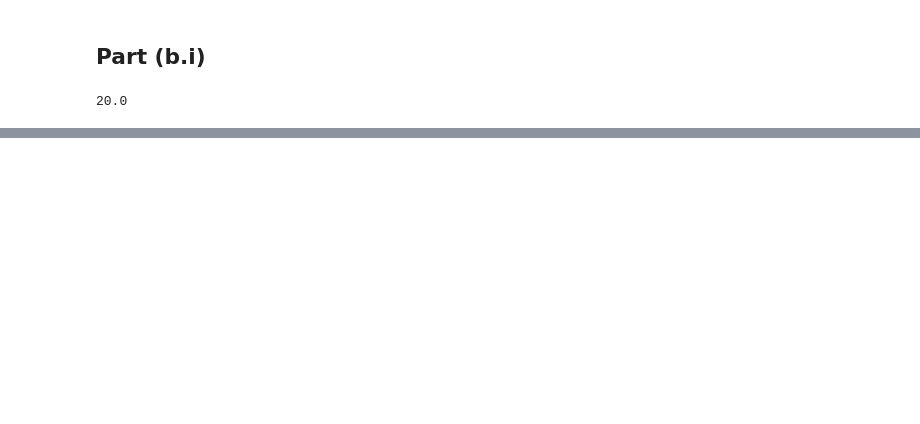
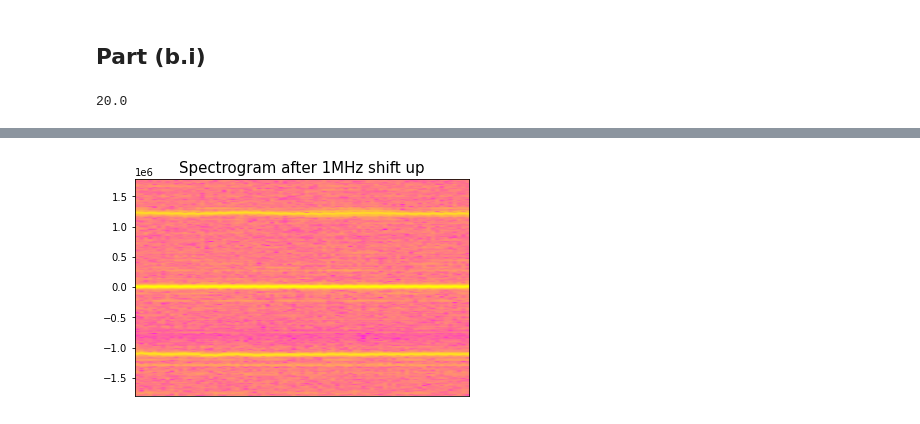
Before and after one commit to DasAnish/DSP_assignments, a Jupyter notebook: ad945-dsp-assignment-3.ipynb, the cells around one changed output, grey strips where cells are left out. Saved outputs shown, nothing was run; the diff lists cells and outputs as text; code cells hidden in the pictures; blank space fills up the shorter version.

```diff
--- a/ad945-dsp-assignment-3.ipynb
+++ b/ad945-dsp-assignment-3.ipynb
@@ -90,0 +157,12 @@ write('output.wav', rate=48000, data=output_signal)
+# %%
+# recetering the signal by shifting it by 1.0 Mhz
+signal_b_recentered = signal_b_ii * np.exp(2j*np.pi*np.arange(len(signal_b_ii))*(1e6/3.6e6))
+# %%
+# Plotting the spectrogram of the signal after it has been shifted
+plt.specgram(signal_b_recentered[:10000], Fs=3.6e6,
+            cmap='spring')
+plt.xticks([])
+plt.title("Spectrogram after 1MHz shift up", fontsize=15)
+plt.show()
+# %% [output]
+[figure, added]
```
Also changed, not shown: parts of 35 cells of this notebook.
